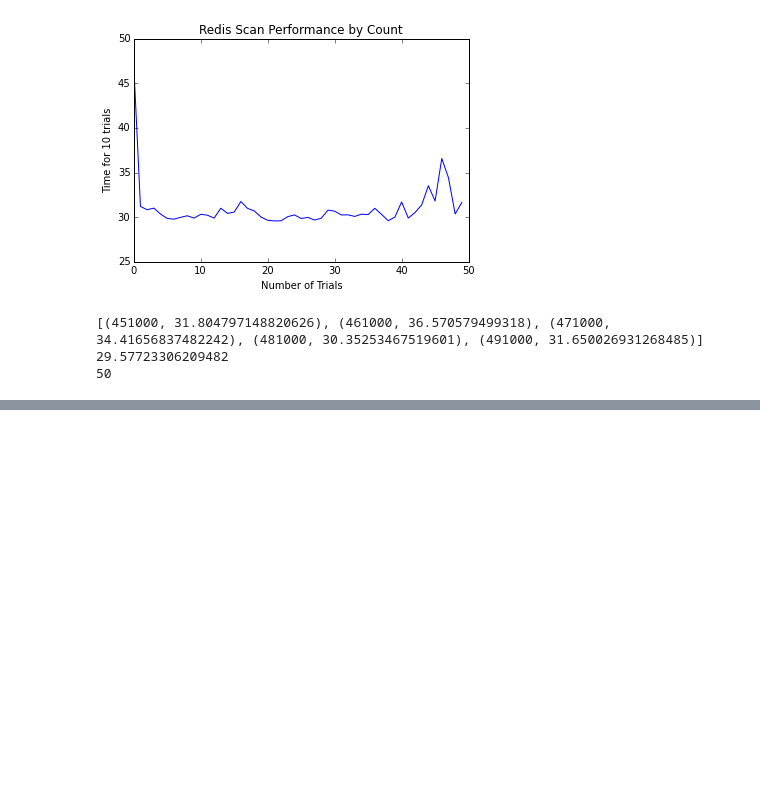
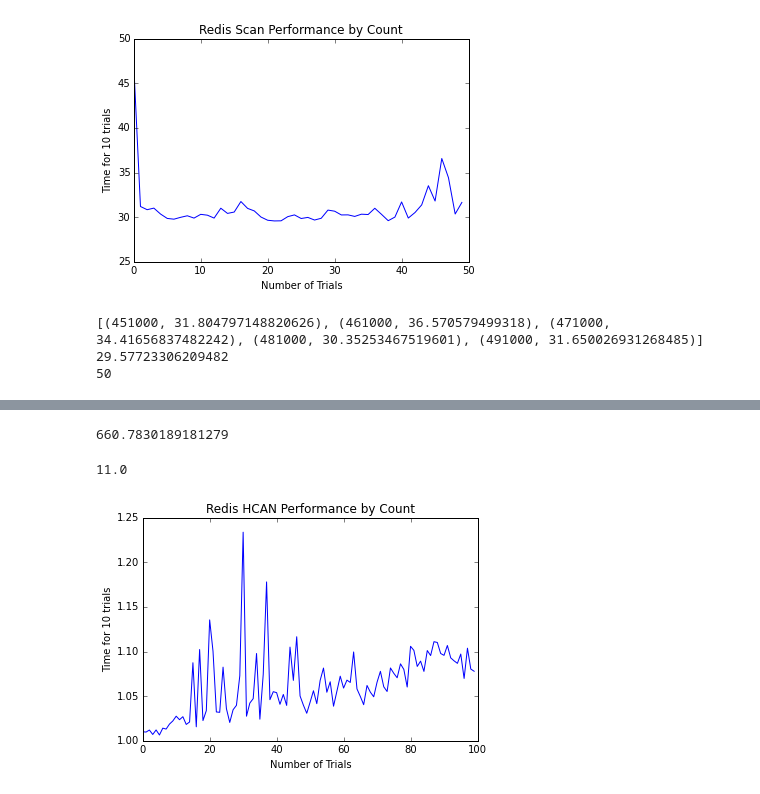
Before and after one commit to jermnelson/pyconjp-2015, a Jupyter notebook: static/notebooks/Presentation.ipynb, the cells around one changed output, grey strips where cells are left out. Saved outputs shown, nothing was run; the diff lists cells and outputs as text; code cells hidden in the pictures; blank space fills up the shorter version.

```diff
--- a/static/notebooks/Presentation.ipynb
+++ b/static/notebooks/Presentation.ipynb
@@ -205,0 +259,15 @@ print(len(redis_trials))
+# %%
+import timeit
+redis_setup = """import redis
+cache_redis = redis.StrictRedis()
+def test_redis_scan(count):
+    cur = 0
+    output = []
+    while 1:
+        cur, results = cache_redis.hscan('76d7638c987b15e841c52a7ebab33d1dce920b10:predicate-objects')
+        if len(results) > 0:
+            output.extend(results)
+        if not cur:
+            break
+    return output"""
+hash_hcan_time = timeit.timeit(stmt="test_redis_scan(1)", setup=redis_setup, number=1)
@@ -205,0 +278,5 @@ print(len(redis_trials))
+# %%
+hscan_times =[]
+for count in range(1,11):
+    hscan_timer = timeit.timeit(stmt="test_redis_scan(1)", setup=redis_setup, number=count)
+    hscan_times.append(hscan_timer)
@@ -205,0 +296,22 @@ print(len(redis_trials))
+# %%
+hscan_timer = timeit.timeit(stmt="test_redis_scan(1)", setup=redis_setup)
+# %%
+hscan_timer
+# %% [output]
+660.7830189181279
+# %%
+660/60.0
+# %% [output]
+11.0
+# %%
+hscan_trials =[]
+for count in range(1,101):
+    hscan_timer = timeit.timeit(stmt="test_redis_scan(1)", setup=redis_setup, number=count)
+    hscan_trials.append((count,hscan_timer))
+plt.plot([ r[1] for r in hscan_trials])
+plt.title("Redis HCAN Performance by Count")
+plt.ylabel("Time for 10 trials")
+plt.xlabel("Number of Trials")
+plt.show()
+# %% [output]
+[figure, added]
```
Also changed, not shown: parts of 10 cells of this notebook, 2 other files.
